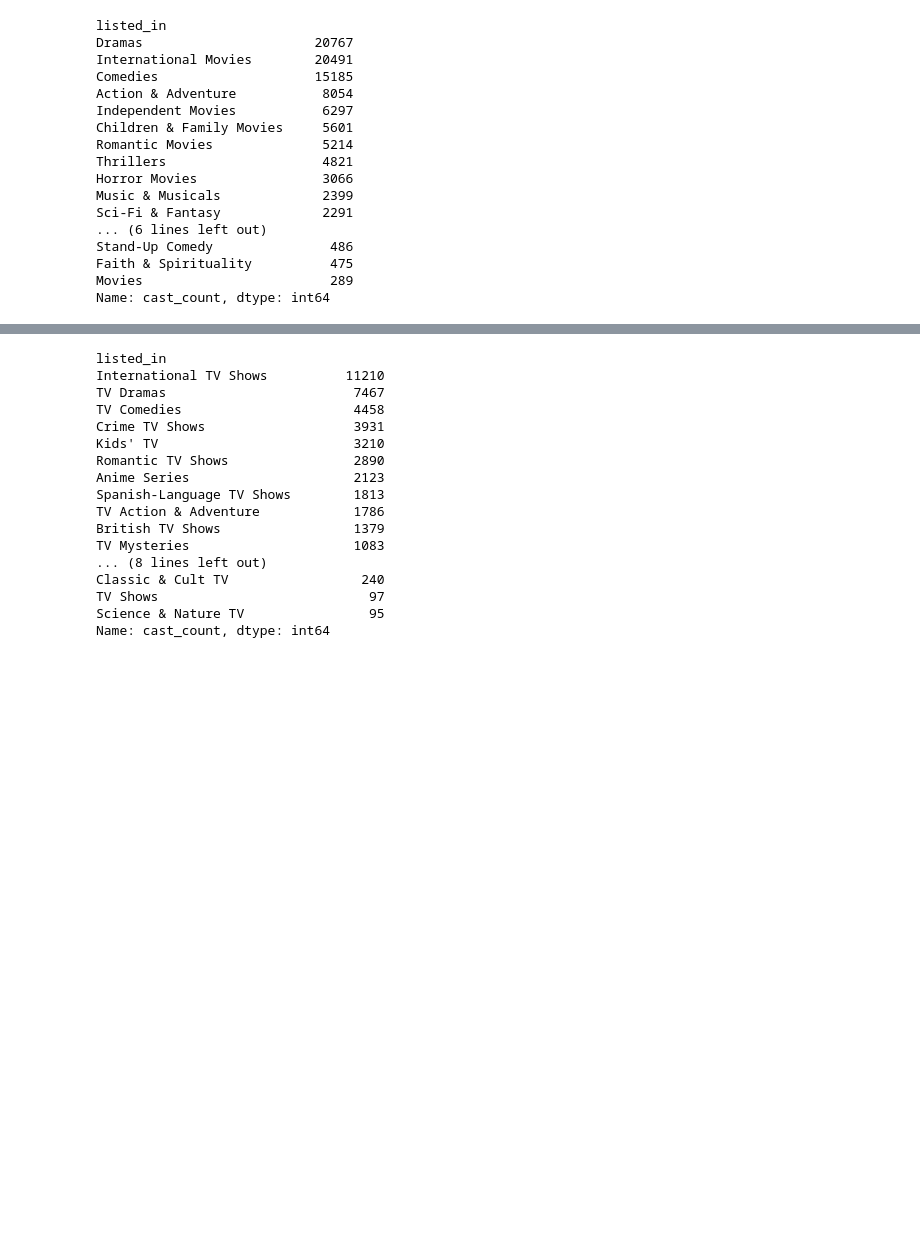
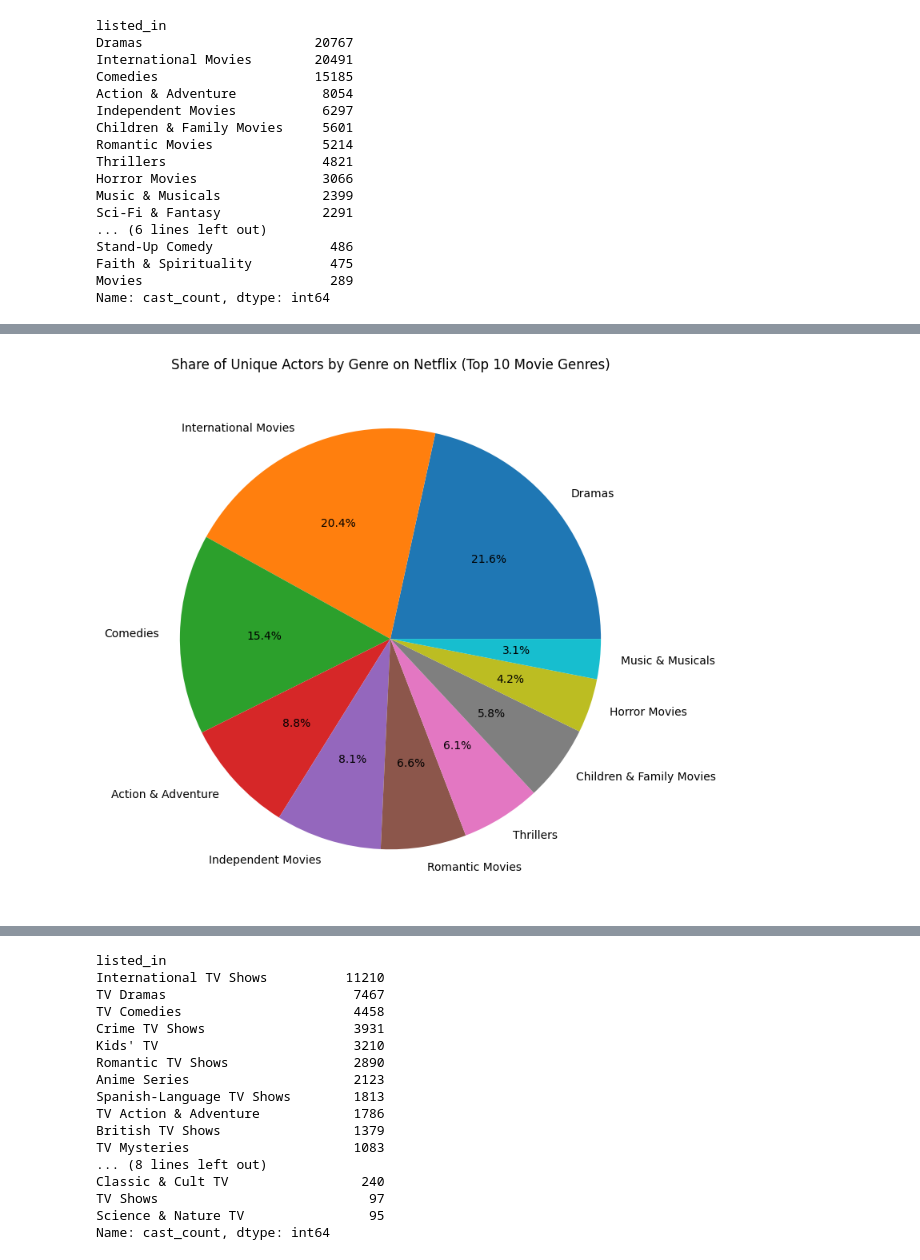
Before and after one commit to JediJoni/streaming_analysis, a Jupyter notebook: netflix_analysis.ipynb, the cells around one changed output, grey strips where cells are left out. Cells and saved outputs as stored; diff of their text form; code cells hidden in the pictures; blank space fills up the shorter version.

```diff
--- a/netflix_analysis.ipynb
+++ b/netflix_analysis.ipynb
@@ -210,0 +202,30 @@ print(len(netflix_unique_cast_members))
+# %%
+test_netflix_casts = test_netflix_df["cast"]    # Series of lists
+
+# Extract unique cast members from the Netflix dataset & add to a set
+test_netflix_unique_cast_members = set()
+
+# Iterate through each cast entry in the dataset
+for cast_list in test_netflix_casts:
+
+    # cast_list is already a list (or []), thanks to clean_streaming_df
+    if not cast_list:          # handles empty lists
+        continue
+
+    # Split multiple cast members & add unique ones to the set
+    for actor in cast_list:
+
+        # paranoia, but good check to have
+        if not isinstance(actor, str):
+            continue
+
+        actor = actor.strip()
+
+        # skip empty strings
+        if actor:
+            test_netflix_unique_cast_members.add(actor)
+
+test_netflix_unique_cast_members = list(test_netflix_unique_cast_members)
+
+print(test_netflix_unique_cast_members[:10])
+print(len(test_netflix_unique_cast_members))
@@ -238,0 +369,14 @@ Name: cast_count, dtype: int64
+# %%
+# Pie chart of unique actors per movie genre (top 10 genres only)
+
+top_n = 10
+top_genres = movie_unique_actors_per_genre.head(top_n)
+
+plt.figure(figsize=(8, 8))
+top_genres.plot(kind="pie", autopct="%1.1f%%")
+plt.ylabel("")  # hide y-label
+plt.title("Share of Unique Actors by Genre on Netflix (Top 10 Movie Genres)")
+plt.tight_layout()
+plt.show()
+# %% [output]
+[figure, added]
```
Also changed, not shown: parts of 11 cells of this notebook, 1 other file.
